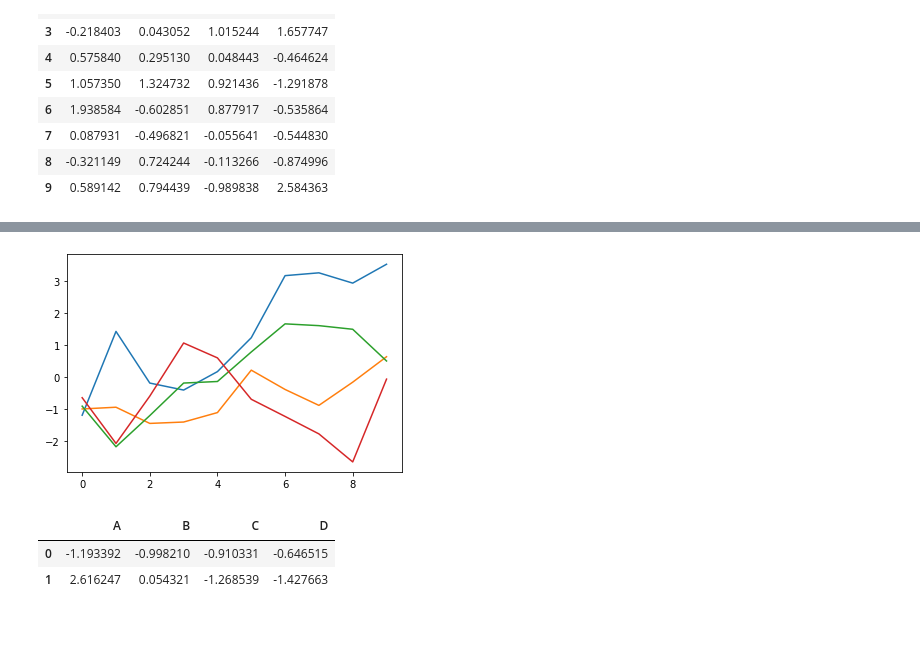
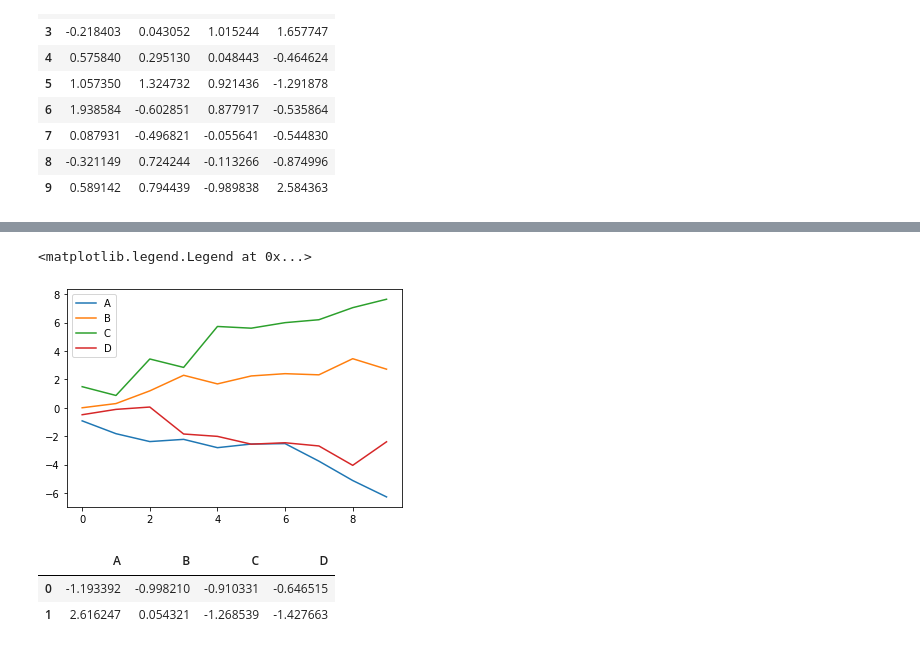
Before and after one commit to sakutepov/MADMO, a Jupyter notebook: 01_day/3.pandas.ipynb, the cells around one changed output, grey strips where cells are left out. Cells and saved outputs as stored; diff of their text form; code cells hidden in the pictures.

```diff
--- a/01_day/3.pandas.ipynb
+++ b/01_day/3.pandas.ipynb
@@ -723,8 +741,13 @@ cs
 # %%
 import matplotlib.pyplot as plt
-plt.plot(cs);
+
+for column in cs.columns:
+    plt.plot(np.arange(0, 10), cs[column], label=column);
+
+plt.legend()
 # %% [output]
+<matplotlib.legend.Legend at 0x...>
-[figure, old version]
+[figure, new version]
 # %%
 df.head(2)
 # %% [output]
```
Also changed, not shown: parts of 32 cells of this notebook, 6 other files.
